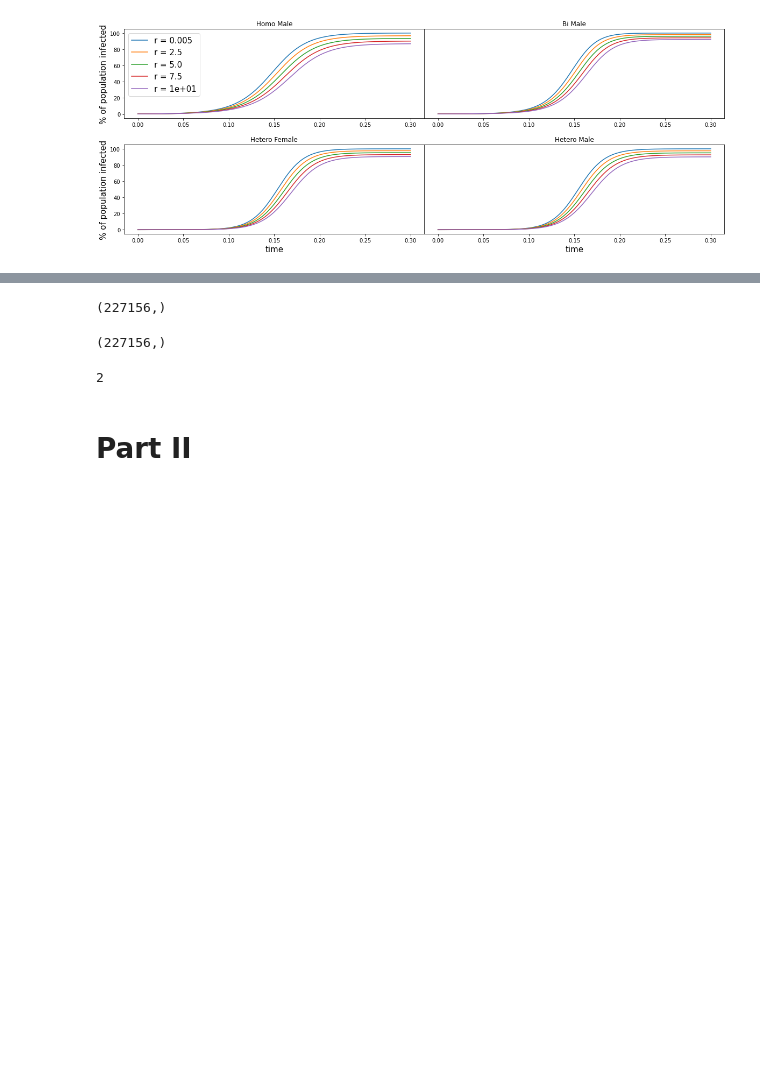
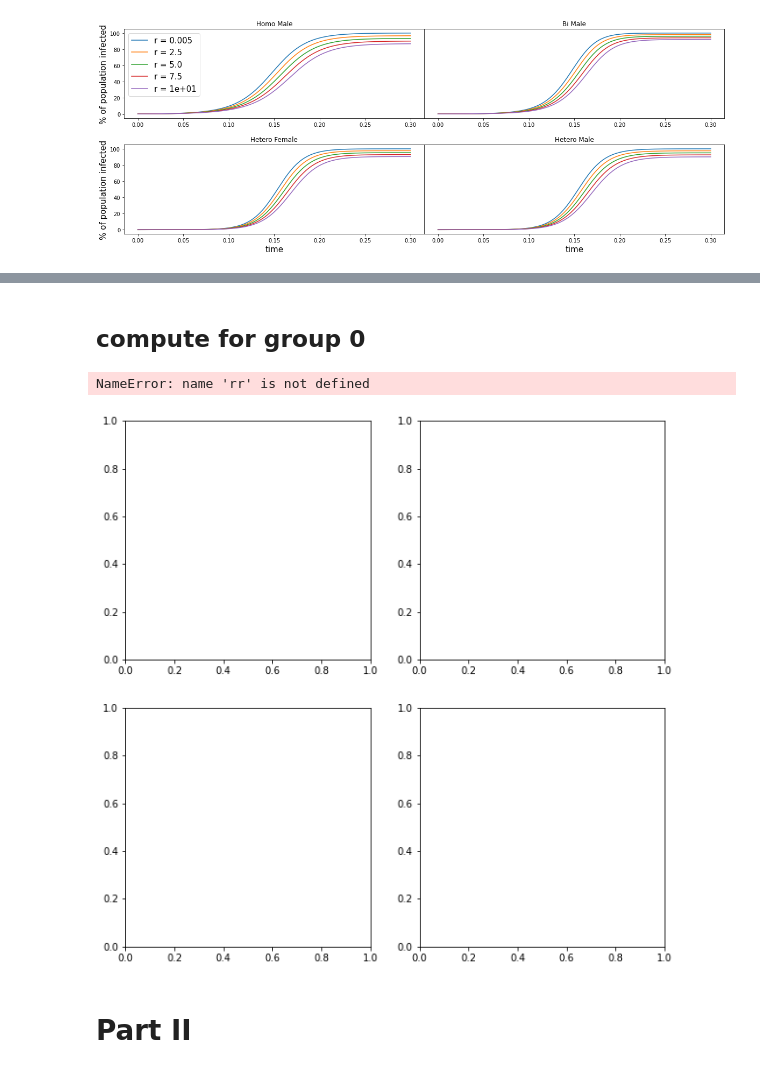
Before and after one commit to Kiril94/SC_Proj, a Jupyter notebook: Proj4/Proj4_KK.ipynb, the cells around one changed output, grey strips where cells are left out. Drawn from its saved outputs; the diff is of its cells as text; code cells hidden in the pictures; blank space fills up the shorter version.

```diff
--- a/Proj4/Proj4_KK.ipynb
+++ b/Proj4/Proj4_KK.ipynb
@@ -112,7 +118,7 @@ plt.show()
 # %%
-e = np.logspace(-3,1,5)
-r = np.linspace(.005,10,5)
+e = np.logspace(-3,1,40)
+r = np.logspace(-3,1,40)
 Y_rg_r = np.empty(shape = (len(y0), num_steps, len(r), len(e)))
 for i in range(len(r)):
     for j in range(len(e)):
-        Y_rg_r[:,:,i,j] = runge_kutta_4(ODE_func(a,p,e[j],r[i]), y0, h, num_steps)/p[:,NA]*100
+        Y_rg_r[:,:,i,j] = runge_kutta_4(ODE_func(a,p,e[i],r[j]), y0, h, num_steps)/p[:,NA]*100
@@ -124,15 +127,21 @@ Y_rg_r.shape
-# %%
-Y_mask = Y_rg_r > .99
-np.where(Y_mask==True)[1].shape
-# %% [output]
-(227156,)
-# %%
-np.where(Y_rg_r>.99)[1].shape
-# %% [output]
-(227156,)
-# %%
-np.where(np.array([False, False, False,True])==True)[0][0]
-# %% [output]
-2
+# %% [markdown]
+## compute for group 0
+# %%
+rr,ee = np.meshgrid(r,e)
+# %%
+Plot_array = np.argmax(Y_rg_r>=.99, axis=1)
+fig, ax = plt.subplots(2,2, figsize = (10,10))
+for i in range(2):
+    for j in range(2):
+        CS = ax[i,j].contourf(rr,ee,Plot_array[2*i+j])
+        ax[i,j].clabel(CS, inline=1, fontsize=10)
+        #ax[i,j].set_xticks(np.arange(0,len(r),2))
+        #ax[i,j].set_xticklabels(np.round(r[::2], decimals= 3))
+        #ax[i,j].set_xlabel("r"), ax[i,j].set_ylabel("e")
+        #ax[i,j].set_yticks(np.arange(0,len(e),2))
+        #ax[i,j].set_yticklabels(np.round(e[::2], decimals= 3))
+# %% [output]
+NameError: name 'rr' is not defined
+[figure, added]
 # %% [markdown]
 # Part II
```
Also changed, not shown: parts of 8 cells of this notebook.
